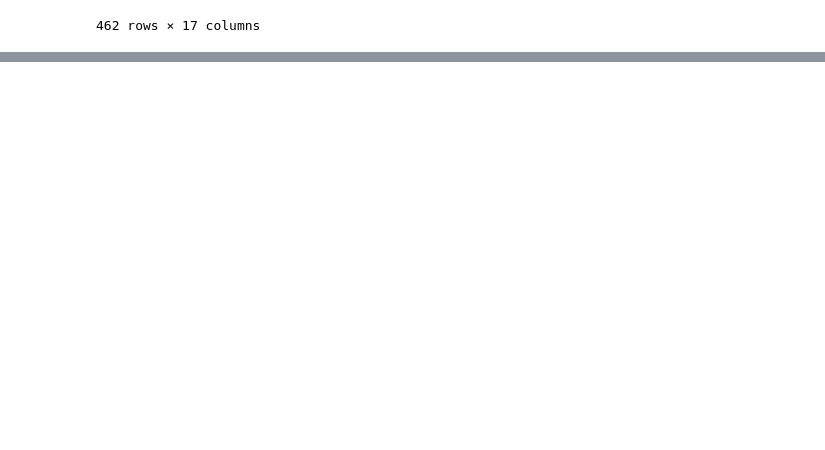
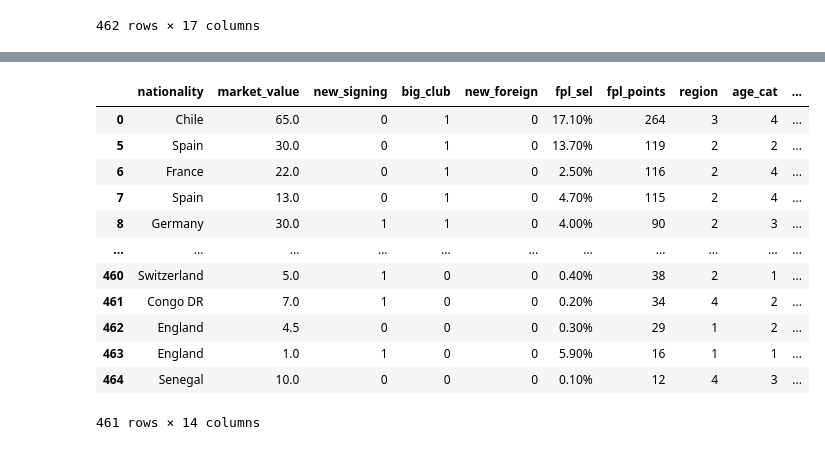
Before and after one commit to junio-firmino/Aprendizado_python, a Jupyter notebook: soccer.ipynb, the cells around one changed output, grey strips where cells are left out. Cells and saved outputs as stored; diff of their text form; code cells hidden in the pictures; blank space fills up the shorter version.

```diff
--- a/soccer.ipynb
+++ b/soccer.ipynb
@@ -380,0 +400,18 @@ players.drop(labels=[0,1,3])
+# %%
+players.reindex(
+    index=set(players.index).difference(unwanted_rows),
+    columns= set (players.columns).difference(unwanted_columns))
+# %% [output]
+|  | nationality | market_value | new_signing | big_club | new_foreign | fpl_sel | fpl_points | region | age_cat | ... |
+| 0 | Chile | 65.0 | 0 | 1 | 0 | 17.10% | 264 | 3 | 4 | ... |
+| 5 | Spain | 30.0 | 0 | 1 | 0 | 13.70% | 119 | 2 | 2 | ... |
+| 6 | France | 22.0 | 0 | 1 | 0 | 2.50% | 116 | 2 | 4 | ... |
+| 7 | Spain | 13.0 | 0 | 1 | 0 | 4.70% | 115 | 2 | 4 | ... |
+| 8 | Germany | 30.0 | 1 | 1 | 0 | 4.00% | 90 | 2 | 3 | ... |
+| ... | ... | ... | ... | ... | ... | ... | ... | ... | ... | ... |
+| 460 | Switzerland | 5.0 | 1 | 0 | 0 | 0.40% | 38 | 2 | 1 | ... |
+| 461 | Congo DR | 7.0 | 1 | 0 | 0 | 0.20% | 34 | 4 | 2 | ... |
+| 462 | England | 4.5 | 0 | 0 | 0 | 0.30% | 29 | 1 | 2 | ... |
+| 463 | England | 1.0 | 1 | 0 | 0 | 5.90% | 16 | 1 | 1 | ... |
+| 464 | Senegal | 10.0 | 0 | 0 | 0 | 0.10% | 12 | 4 | 3 | ... |
+461 rows × 14 columns
```
Also changed, not shown: parts of 2 cells of this notebook.
